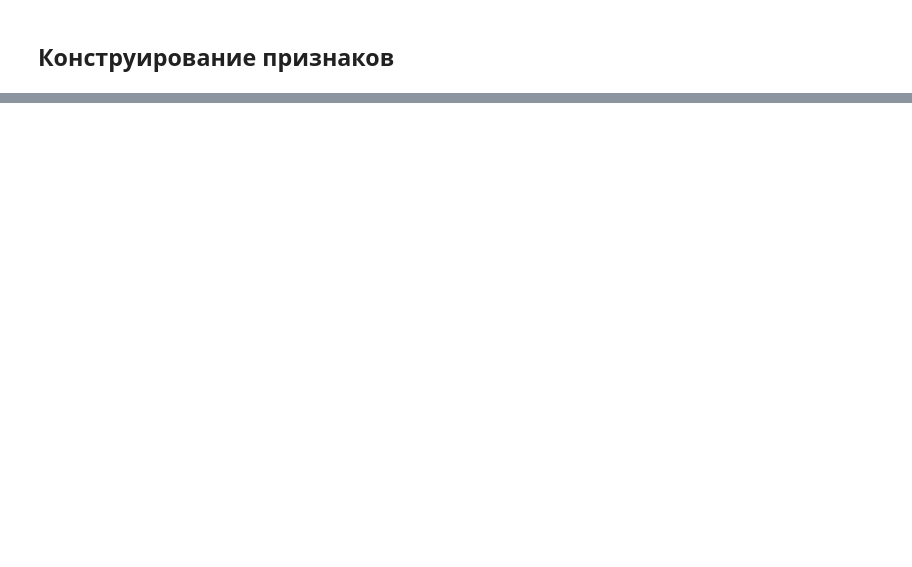
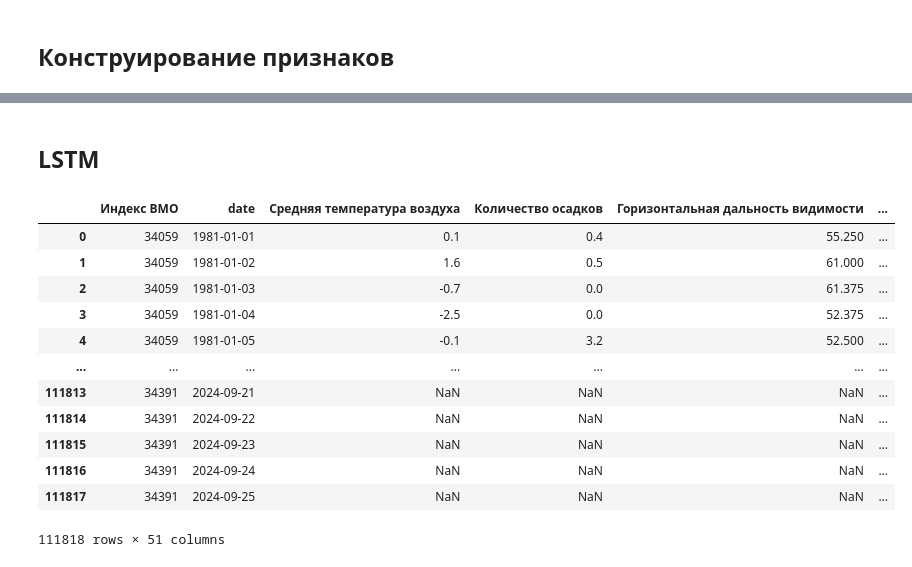
Before and after one commit to Mostov2005/Data-Science-Projects, a Jupyter notebook: Kyrsach/kyrsach.ipynb, the cells around one changed output, grey strips where cells are left out. Drawn from its saved outputs; the diff is of its cells as text; code cells hidden in the pictures; blank space fills up the shorter version.

```diff
--- a/Kyrsach/kyrsach.ipynb
+++ b/Kyrsach/kyrsach.ipynb
@@ -59,0 +686,20 @@ memory usage: 43.6 MB
+# %% [markdown]
+## LSTM
+# %%
+df_lstm = clean_lagged_df.copy()
+df_lstm = df_lstm.sort_values(['Индекс ВМО', 'date'])
+df_lstm
+# %% [output]
+|  | Индекс ВМО | date | Средняя температура воздуха | Количество осадков | Горизонтальная дальность видимости | ... |
+| 0 | 34059 | 1981-01-01 | 0.1 | 0.4 | 55.250 | ... |
+| 1 | 34059 | 1981-01-02 | 1.6 | 0.5 | 61.000 | ... |
+| 2 | 34059 | 1981-01-03 | -0.7 | 0.0 | 61.375 | ... |
+| 3 | 34059 | 1981-01-04 | -2.5 | 0.0 | 52.375 | ... |
+| 4 | 34059 | 1981-01-05 | -0.1 | 3.2 | 52.500 | ... |
+| ... | ... | ... | ... | ... | ... | ... |
+| 111813 | 34391 | 2024-09-21 | NaN | NaN | NaN | ... |
+| 111814 | 34391 | 2024-09-22 | NaN | NaN | NaN | ... |
+| 111815 | 34391 | 2024-09-23 | NaN | NaN | NaN | ... |
+| 111816 | 34391 | 2024-09-24 | NaN | NaN | NaN | ... |
+| 111817 | 34391 | 2024-09-25 | NaN | NaN | NaN | ... |
+111818 rows × 51 columns
```
Also changed, not shown: parts of 82 cells of this notebook.
